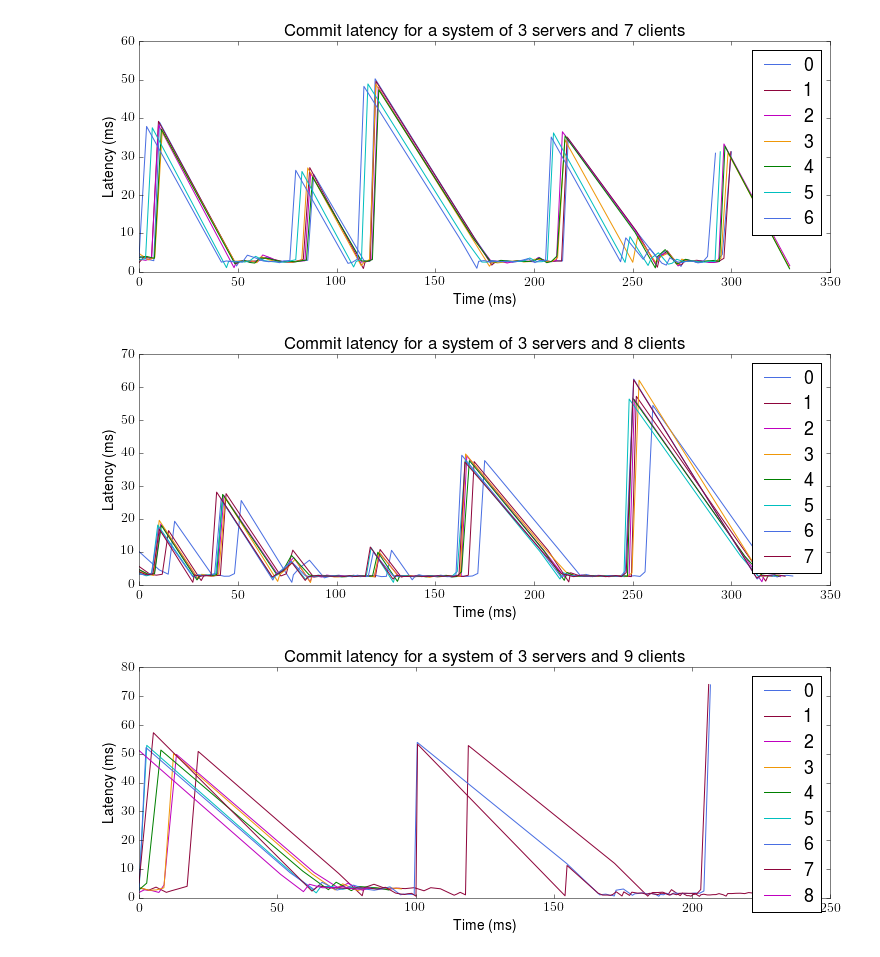
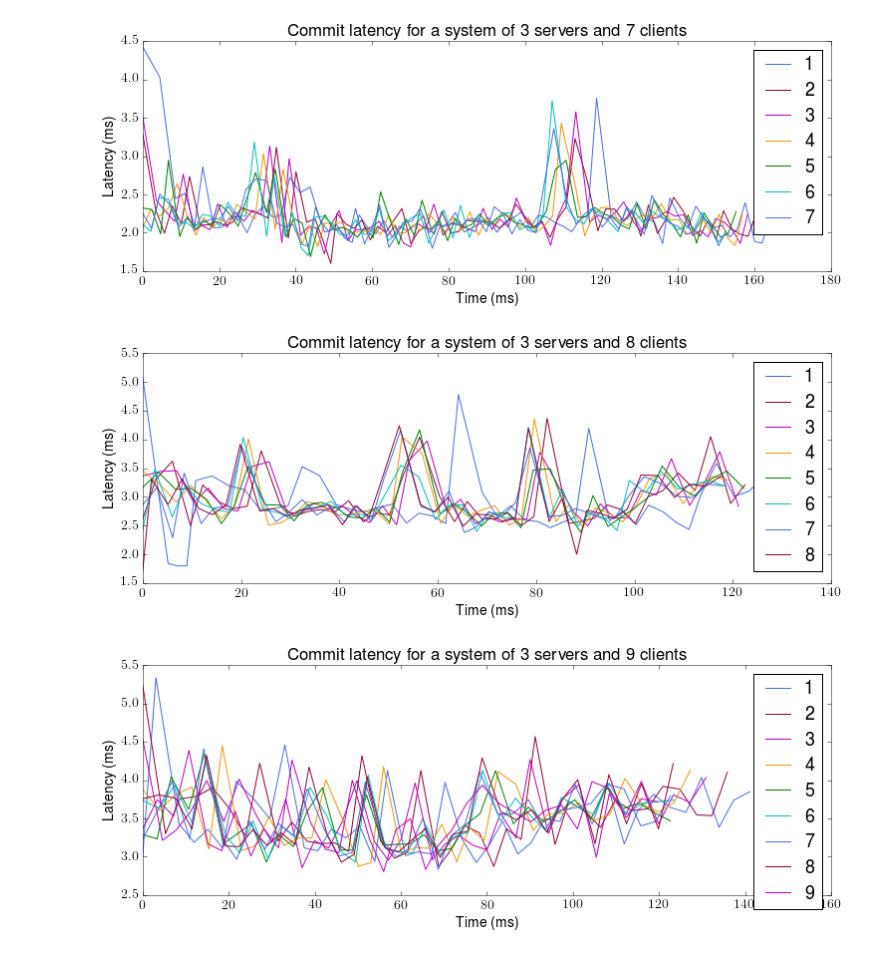
Before and after one commit to heidihoward/ios, a Jupyter notebook: scripts/graph_plotting.ipynb, the cells around one changed output. Drawn from its saved outputs; the diff is of its cells as text; code cells hidden in the pictures.

Commit message:
changing range(0,c) to rang(1,c+1)

```diff
--- a/scripts/graph_plotting.ipynb
+++ b/scripts/graph_plotting.ipynb
@@ -31,7 +31,7 @@ for c in clients:
     latency_by_client[c] = {}
     time_by_client[c] = {}
     for client in range(1,c+1):
-        with open('results/3s'+str(c)+'c/latency_'+str(client)+'.csv', newline='') as csvfile:
+        with open('results/04-26-101144/3s'+str(c)+'c/latency_'+str(client)+'.csv', newline='') as csvfile:
             latency_by_client[c][client] = []
             time_by_client[c][client] = []
             start_time = 0.0
@@ -60,8 +60,8 @@ for c in clients:
     axes.set_ylabel('Latency (ms)')
     axes.set_title('Commit latency for a system of 3 servers and '+str(c)+' clients')
 
-    for client in range(0,c):
+    for client in range(1,c+1):
         axes.plot(time_by_client[c][client],latency_by_client[c][client])
 
-    axes.legend(range(0,c),loc=1,frameon=True)
+    axes.legend(range(1,c+1),loc=1,frameon=True)
 # %% [output]
@@ -74,6 +74,6 @@ for c in clients:
-[figure, old version]
+[figure, new version]
-[figure, old version]
+[figure, new version]
-[figure, old version]
+[figure, new version]
 # %%
 # plotting latency over request time (for X client system)
 
```
Also changed, not shown: parts of 7 cells of this notebook.
